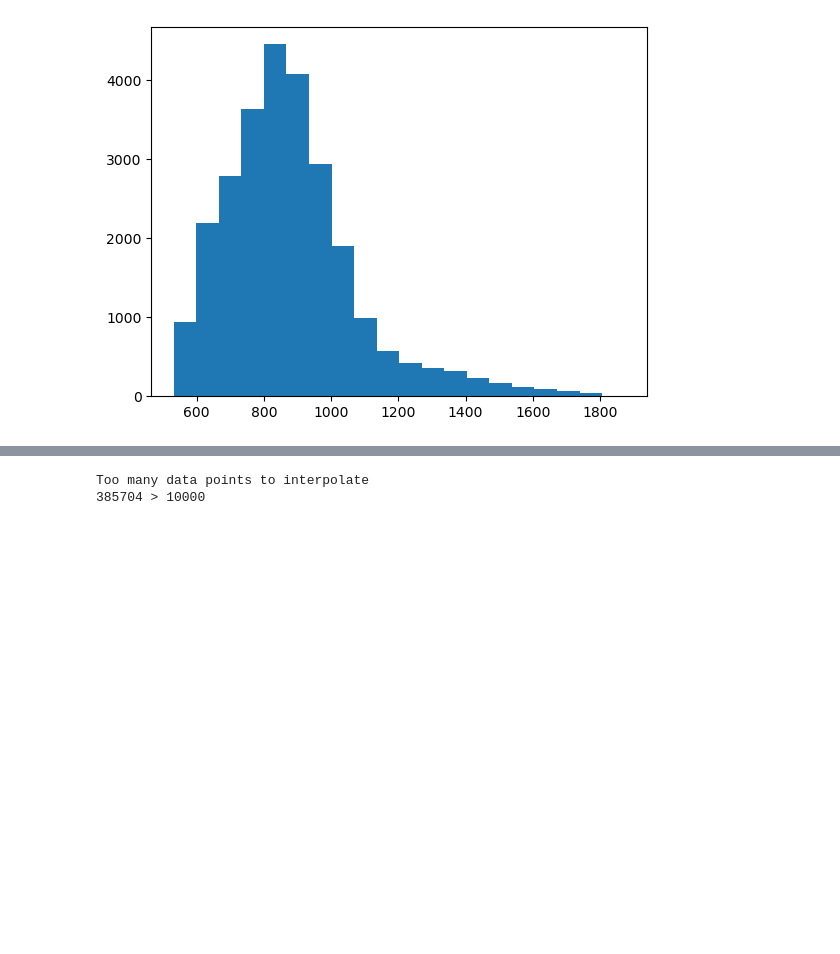
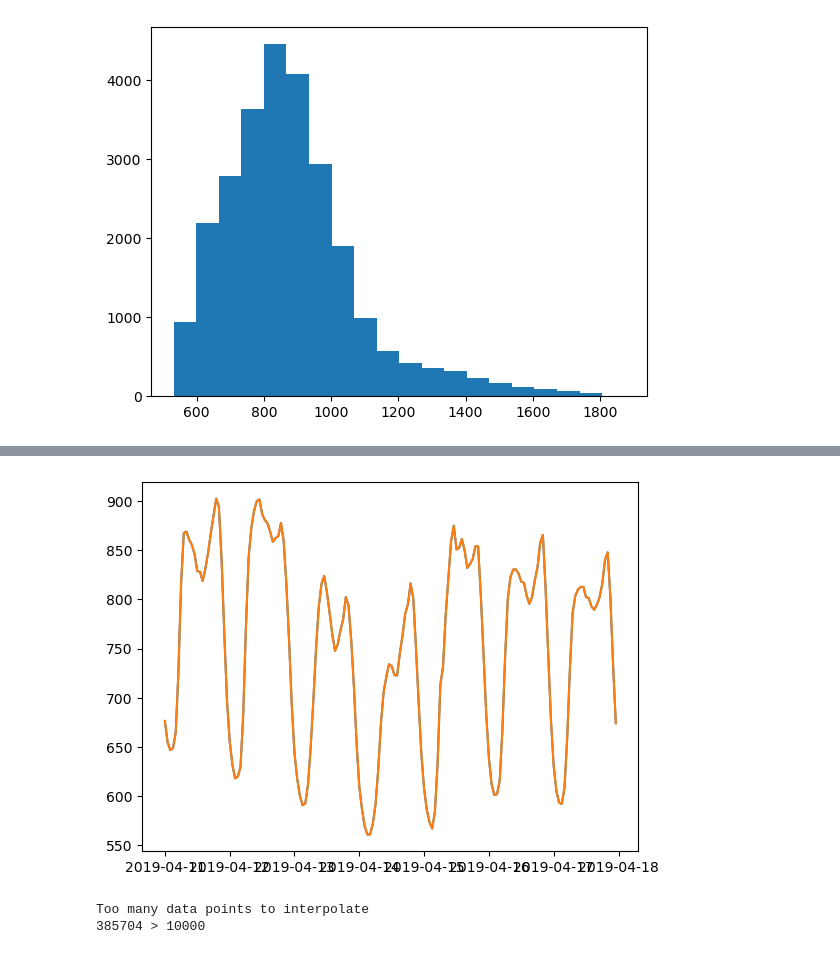
Before and after one commit to cvxgrp/spcqe, a Jupyter notebook: notebooks/transform_notes.ipynb, the cells around one changed output, grey strips where cells are left out. Cells and saved outputs as stored; diff of their text form; code cells hidden in the pictures; blank space fills up the shorter version.

```diff
--- a/notebooks/transform_notes.ipynb
+++ b/notebooks/transform_notes.ipynb
@@ -114,3 +116,13 @@ plt.hist(y1, bins=20);
+# %%
+y2 = spq.inverse_transform(x1)
+# %%
+ix = 100
+slc = np.s_[24 * ix:24 * (ix + 7)]
+xs = df.index[slc]
+plt.plot(xs, y1[slc])
+plt.plot(xs, y2[slc]);
+# %% [output]
+[figure, added]
 # %%
 import scipy.stats as stats
 
```
Also changed, not shown: parts of 7 cells of this notebook, 1 other file.
